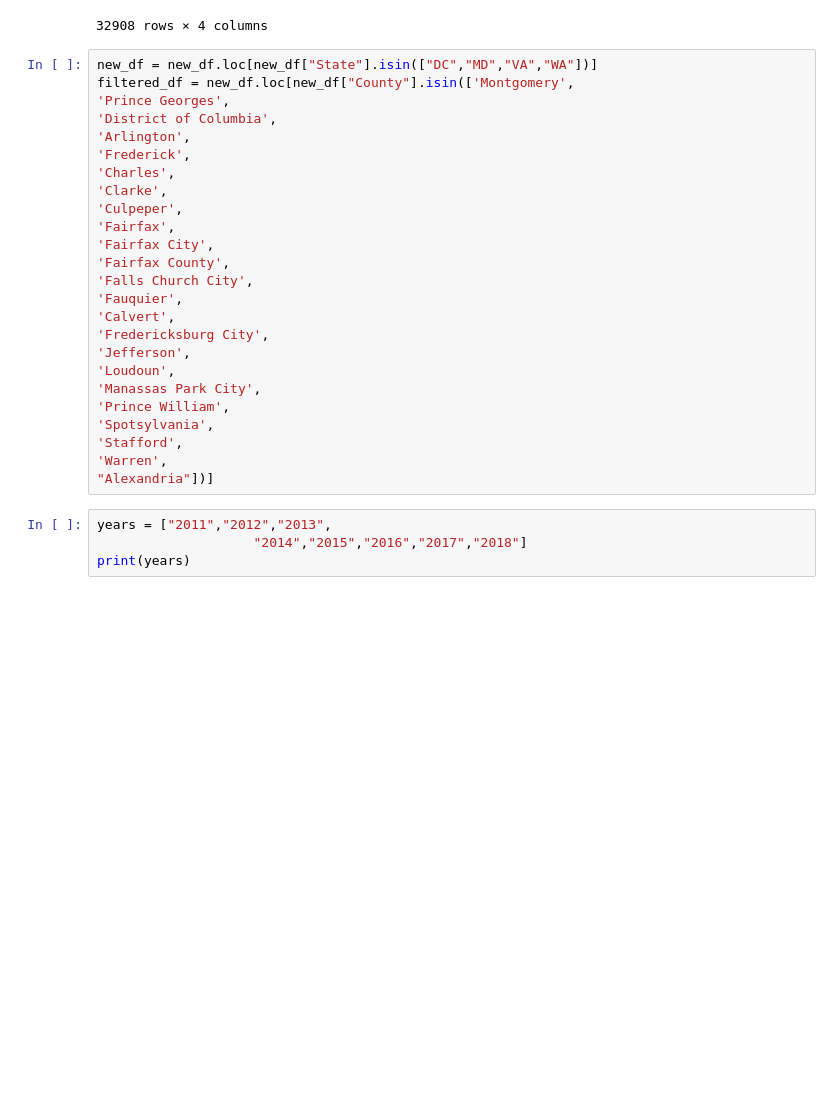
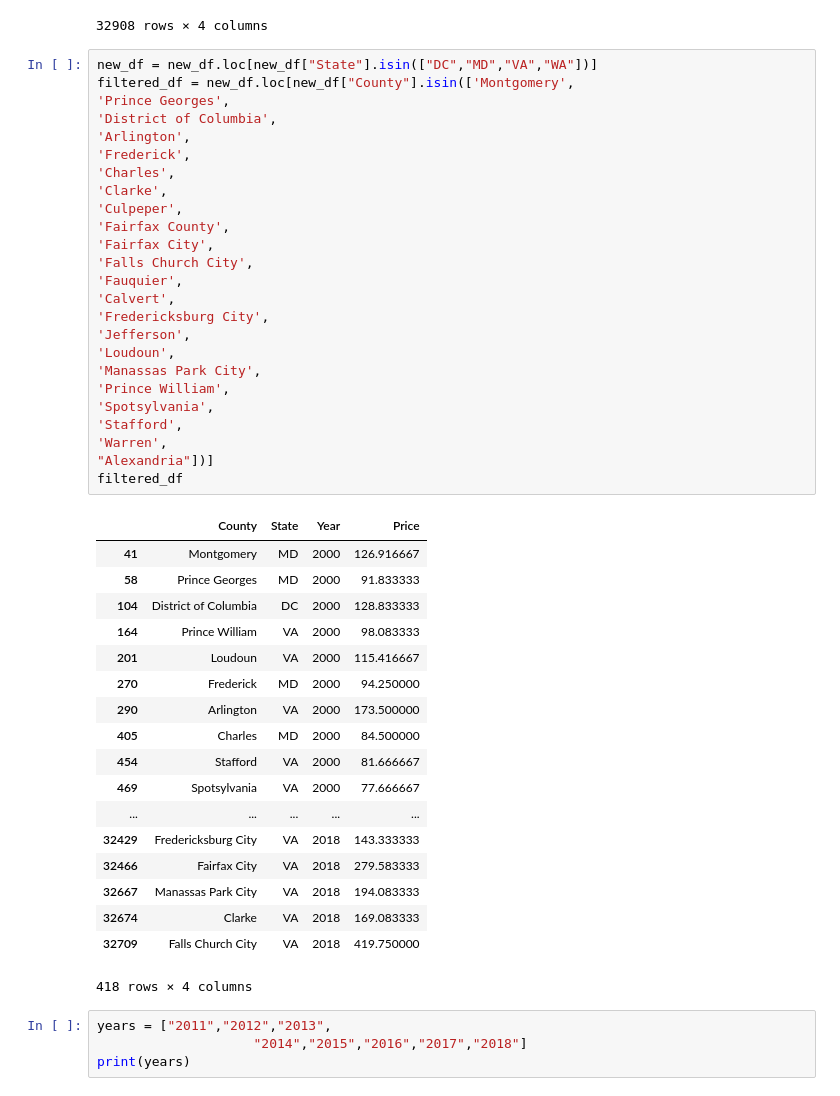
Before and after one commit to Nishadows/Project-2, a Jupyter notebook: Data_cleaning/data_cleaning - emily.ipynb, the cells around one changed output. Cells and saved outputs as stored; diff of their text form; blank space fills up the shorter version.

```diff
--- a/Data_cleaning/data_cleaning - emily.ipynb
+++ b/Data_cleaning/data_cleaning - emily.ipynb
@@ -121,28 +121,47 @@ new_df
 # %%
 new_df = new_df.loc[new_df["State"].isin(["DC","MD","VA","WA"])]
 filtered_df = new_df.loc[new_df["County"].isin(['Montgomery',
 'Prince Georges',
 'District of Columbia',
 'Arlington',
 'Frederick',
 'Charles',
 'Clarke',
 'Culpeper',
-'Fairfax',
+'Fairfax County',
 'Fairfax City',
-'Fairfax County',
 'Falls Church City',
 'Fauquier',
 'Calvert',
 'Fredericksburg City',
 'Jefferson',
 'Loudoun',
 'Manassas Park City',
 'Prince William',
 'Spotsylvania',
 'Stafford',
 'Warren',
 "Alexandria"])]
+filtered_df
+# %% [output]
+|  | County | State | Year | Price |
+| 41 | Montgomery | MD | 2000 | 126.916667 |
+| 58 | Prince Georges | MD | 2000 | 91.833333 |
+| 104 | District of Columbia | DC | 2000 | 128.833333 |
+| 164 | Prince William | VA | 2000 | 98.083333 |
+| 201 | Loudoun | VA | 2000 | 115.416667 |
+| 270 | Frederick | MD | 2000 | 94.250000 |
+| 290 | Arlington | VA | 2000 | 173.500000 |
+| 405 | Charles | MD | 2000 | 84.500000 |
+| 454 | Stafford | VA | 2000 | 81.666667 |
+| 469 | Spotsylvania | VA | 2000 | 77.666667 |
+| ... | ... | ... | ... | ... |
+| 32429 | Fredericksburg City | VA | 2018 | 143.333333 |
+| 32466 | Fairfax City | VA | 2018 | 279.583333 |
+| 32667 | Manassas Park City | VA | 2018 | 194.083333 |
+| 32674 | Clarke | VA | 2018 | 169.083333 |
+| 32709 | Falls Church City | VA | 2018 | 419.750000 |
+418 rows × 4 columns
 # %%
 years = ["2011","2012","2013",
                     "2014","2015","2016","2017","2018"]
```
Also changed, not shown: parts of 3 cells of this notebook, 9 other files.
